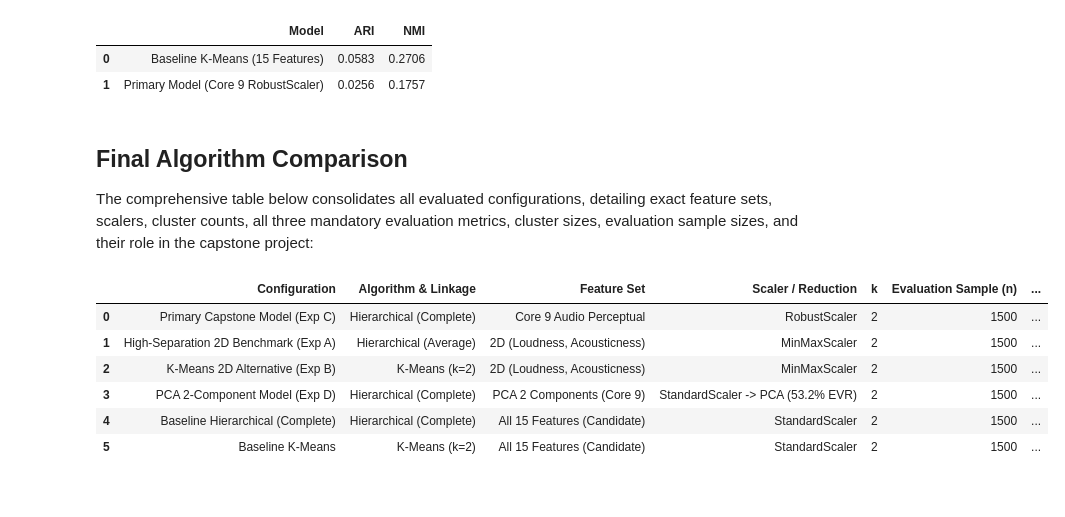
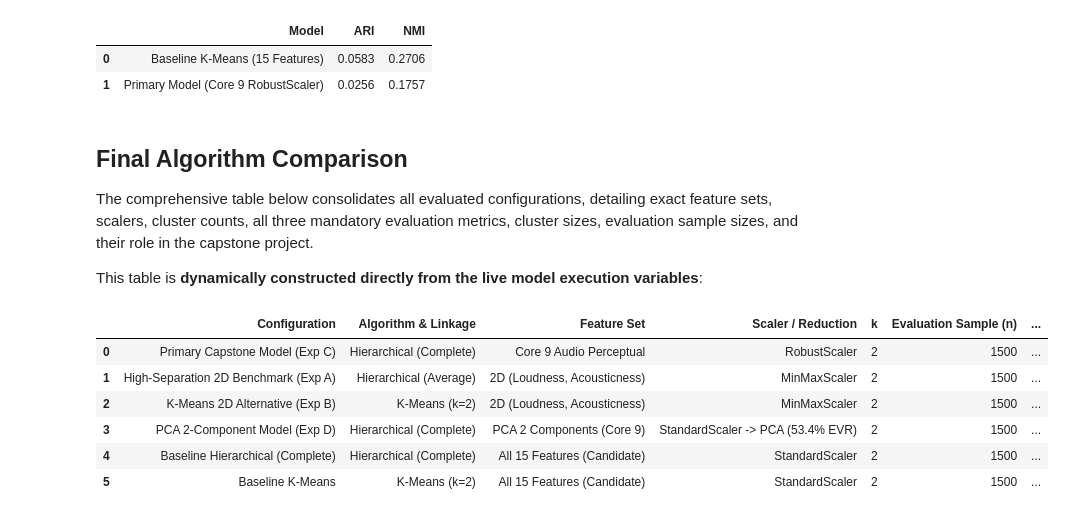
Before and after one commit to vaishnavit67/23cse301-ml-capstone, a Jupyter notebook: Notebooks/Clustering.ipynb, the cells around one changed output. Drawn from its saved outputs; the diff is of its cells as text; code cells hidden in the pictures.

```diff
--- a/Notebooks/Clustering.ipynb
+++ b/Notebooks/Clustering.ipynb
@@ -467,7 +467,7 @@ Total records in clean dataset : 50,000
 Evaluation sample size         : 1,500
 Feature Sets Defined           : ['All_15_Features', 'Core_9_Audio', 'Minimal_2D_Loudness_Acoustic']
 # %%
-# GENERATING TRANSFORMED FEATURE MATRICES
+# GENERATING TRANSFORMED FEATURE MATRICES (POPULATION SCALERS)
 
 # 1. Baseline: 15 Features with StandardScaler
 X_base_raw = df_clean[feature_sets["All_15_Features"]].copy()
@@ -482,19 +482,30 @@ X_base_sample = X_base_scaled[sample_indices]
 # 2. Recommended: Core 9 Audio Features with RobustScaler (PRIMARY CAPSTONE MODEL)
 X_core_raw = df_clean[feature_sets["Core_9_Audio"]].apply(pd.to_numeric, errors="coerce").fillna(0)
 scaler_robust = RobustScaler()
-X_core_robust = scaler_robust.fit_transform(X_core_raw)
-X_core_sample = X_core_robust[sample_indices]
+X_core_full = scaler_robust.fit_transform(X_core_raw)
+X_core_robust = X_core_full
+X_core_sample = X_core_full[sample_indices]
 
 # 3. High-Separation Contrast: 2D with MinMaxScaler (EXPERIMENTAL BENCHMARK)
 X_2d_raw = df_clean[feature_sets["Minimal_2D_Loudness_Acoustic"]].apply(pd.to_numeric, errors="coerce").fillna(0)
 scaler_minmax = MinMaxScaler()
-X_2d_scaled = scaler_minmax.fit_transform(X_2d_raw)
-X_2d_sample = X_2d_scaled[sample_indices]
+X_2d_full = scaler_minmax.fit_transform(X_2d_raw)
+X_2d_scaled = X_2d_full
+X_2d_sample = X_2d_full[sample_indices]
+
+# 4. Global PCA on Core 9 Audio (StandardScaler -> PCA)
+scaler_core_std = StandardScaler()
+X_core_std_full = scaler_core_std.fit_transform(X_core_raw)
+pca_global_model = PCA(n_components=2, random_state=RANDOM_STATE)
+X_pca_full = pca_global_model.fit_transform(X_core_std_full)
+X_pca_sample = X_pca_full[sample_indices]
+evr_pca_core = pca_global_model.explained_variance_ratio_.sum()
 
 print("Transformed Feature Matrices Generated:")
 print(f"Baseline (15 Features, StandardScaler) : Full {X_base_scaled.shape}, Sample {X_base_sample.shape}")
 print(f"Core 9 (Audio, RobustScaler)           : Full {X_core_robust.shape}, Sample {X_core_sample.shape}")
 print(f"2D Contrast (MinMaxScaler)             : Full {X_2d_scaled.shape}, Sample {X_2d_sample.shape}")
+print(f"PCA 2-Component (Core 9 Audio)         : Full {X_pca_full.shape}, Sample {X_pca_sample.shape} (EVR: {evr_pca_core*100:.2f}%)")
 # %% [output]
 Transformed Feature Matrices Generated:
 Baseline (15 Features, StandardScaler) : Full (50000, 15), Sample (1500, 15)
@@ -1263,9 +1272,11 @@ if reference_label_col is not None:
 # %% [markdown]
 ## Final Algorithm Comparison
 
-The comprehensive table below consolidates all evaluated configurations, detailing exact feature sets, scalers, cluster counts, all three mandatory evaluation metrics, cluster sizes, evaluation sample sizes, and their role in the capstone project:
+The comprehensive table below consolidates all evaluated configurations, detailing exact feature sets, scalers, cluster counts, all three mandatory evaluation metrics, cluster sizes, evaluation sample sizes, and their role in the capstone project.
+
+This table is **dynamically constructed directly from the live model execution variables**:
 # %%
-# CONSOLIDATED FINAL ALGORITHM COMPARISON TABLE
+# CONSOLIDATED FINAL ALGORITHM COMPARISON TABLE (DYNAMICALLY GENERATED FROM MODEL VARIABLES)
 
 final_comparison_rows = [
     {
@@ -1278,7 +1289,7 @@ final_comparison_rows = [
         "Silhouette Score": round(silhouette_score(X_core_sample, labels_exp_c), 4),
         "Davies-Bouldin Index": round(davies_bouldin_score(X_core_sample, labels_exp_c), 4),
         "Calinski-Harabasz Index": round(calinski_harabasz_score(X_core_sample, labels_exp_c), 2),
-        "Cluster Sizes": str(pd.Series(labels_exp_c).value_counts().to_dict()),
+        "Cluster Sizes": str(pd.Series(labels_exp_c).value_counts().sort_index().to_dict()),
         "Role in Capstone": "PRIMARY CAPSTONE RECOMMENDATION"
     },
     {
@@ -1291,7 +1302,7 @@ final_comparison_rows = [
         "Silhouette Score": round(silhouette_score(X_2d_sample, labels_exp_a), 4),
         "Davies-Bouldin Index": round(davies_bouldin_score(X_2d_sample, labels_exp_a), 4),
         "Calinski-Harabasz Index": round(calinski_harabasz_score(X_2d_sample, labels_exp_a), 2),
-        "Cluster Sizes": str(pd.Series(labels_exp_a).value_counts().to_dict()),
+        "Cluster Sizes": str(pd.Series(labels_exp_a).value_counts().sort_index().to_dict()),
         "Role in Capstone": "Ablation Benchmark (Peak Sample 0.6054)"
     },
     {
@@ -1304,20 +1315,20 @@ final_comparison_rows = [
         "Silhouette Score": round(silhouette_score(X_2d_sample, labels_exp_b), 4),
         "Davies-Bouldin Index": round(davies_bouldin_score(X_2d_sample, labels_exp_b), 4),
         "Calinski-Harabasz Index": round(calinski_harabasz_score(X_2d_sample, labels_exp_b), 2),
-        "Cluster Sizes": str(pd.Series(labels_exp_b).value_counts().to_dict()),
+        "Cluster Sizes": str(pd.Series(labels_exp_b).value_counts().sort_index().to_dict()),
         "Role in Capstone": "Ablation Benchmark (Best K-Means 0.5952)"
     },
     {
         "Configuration": "PCA 2-Component Model (Exp D)",
         "Algorithm & Linkage": "Hierarchical (Complete)",
         "Feature Set": "PCA 2 Components (Core 9)",
-        "Scaler / Reduction": "StandardScaler -> PCA (53.2% EVR)",
+        "Scaler / Reduction": f"StandardScaler -> PCA ({evr_pca_core*100:.1f}% EVR)",
         "k": 2,
-        "Evaluation Sample (n)": len(X_pca_core_sample),
-        "Silhouette Score": round(silhouette_score(X_pca_core_sample, labels_exp_d), 4),
-        "Davies-Bouldin Index": round(davies_bouldin_score(X_pca_core_sample, labels_exp_d), 4),
-        "Calinski-Harabasz Index": round(calinski_harabasz_score(X_pca_core_sample, labels_exp_d), 2),
-        "Cluster Sizes": str(pd.Series(labels_exp_d).value_counts().to_dict()),
+        "Evaluation Sample (n)": len(X_pca_sample),
+        "Silhouette Score": round(silhouette_score(X_pca_sample, labels_exp_d), 4),
+        "Davies-Bouldin Index": round(davies_bouldin_score(X_pca_sample, labels_exp_d), 4),
+        "Calinski-Harabasz Index": round(calinski_harabasz_score(X_pca_sample, labels_exp_d), 2),
+        "Cluster Sizes": str(pd.Series(labels_exp_d).value_counts().sort_index().to_dict()),
         "Role in Capstone": "Dimensionality Reduction Benchmark (0.5777)"
     },
     {
@@ -1326,36 +1337,36 @@ final_comparison_rows = [
         "Feature Set": "All 15 Features (Candidate)",
         "Scaler / Reduction": "StandardScaler",
         "k": 2,
         "Evaluation Sample (n)": len(X_base_sample),
         "Silhouette Score": round(silhouette_score(X_base_sample, hierarchical_sample_labels), 4),
         "Davies-Bouldin Index": round(davies_bouldin_score(X_base_sample, hierarchical_sample_labels), 4),
         "Calinski-Harabasz Index": round(calinski_harabasz_score(X_base_sample, hierarchical_sample_labels), 2),
-        "Cluster Sizes": str(pd.Series(hierarchical_sample_labels).value_counts().to_dict()),
+        "Cluster Sizes": str(pd.Series(hierarchical_sample_labels).value_counts().sort_index().to_dict()),
         "Role in Capstone": "Baseline Starting Point (0.2871)"
     },
     {
         "Configuration": "Baseline K-Means",
         "Algorithm & Linkage": "K-Means (k=2)",
         "Feature Set": "All 15 Features (Candidate)",
         "Scaler / Reduction": "StandardScaler",
         "k": 2,
         "Evaluation Sample (n)": len(X_base_sample),
         "Silhouette Score": round(silhouette_score(X_base_sample, kmeans_sample_labels), 4),
         "Davies-Bouldin Index": round(davies_bouldin_score(X_base_sample, kmeans_sample_labels), 4),
         "Calinski-Harabasz Index": round(calinski_harabasz_score(X_base_sample, kmeans_sample_labels), 2),
-        "Cluster Sizes": str(pd.Series(kmeans_sample_labels).value_counts().to_dict()),
+        "Cluster Sizes": str(pd.Series(kmeans_sample_labels).value_counts().sort_index().to_dict()),
         "Role in Capstone": "Baseline Starting Point (0.2416)"
     }
 ]
 
 final_comparison_df = pd.DataFrame(final_comparison_rows)
 display(final_comparison_df)
 # %% [output]
 |  | Configuration | Algorithm & Linkage | Feature Set | Scaler / Reduction | k | Evaluation Sample (n) | ... |
 | 0 | Primary Capstone Model (Exp C) | Hierarchical (Complete) | Core 9 Audio Perceptual | RobustScaler | 2 | 1500 | ... |
 | 1 | High-Separation 2D Benchmark (Exp A) | Hierarchical (Average) | 2D (Loudness, Acousticness) | MinMaxScaler | 2 | 1500 | ... |
 | 2 | K-Means 2D Alternative (Exp B) | K-Means (k=2) | 2D (Loudness, Acousticness) | MinMaxScaler | 2 | 1500 | ... |
-| 3 | PCA 2-Component Model (Exp D) | Hierarchical (Complete) | PCA 2 Components (Core 9) | StandardScaler -> PCA (53.2% EVR) | 2 | 1500 | ... |
+| 3 | PCA 2-Component Model (Exp D) | Hierarchical (Complete) | PCA 2 Components (Core 9) | StandardScaler -> PCA (53.4% EVR) | 2 | 1500 | ... |
 | 4 | Baseline Hierarchical (Complete) | Hierarchical (Complete) | All 15 Features (Candidate) | StandardScaler | 2 | 1500 | ... |
 | 5 | Baseline K-Means | K-Means (k=2) | All 15 Features (Candidate) | StandardScaler | 2 | 1500 | ... |
 # %% [markdown]
```
Also changed, not shown: parts of 8 cells of this notebook.
